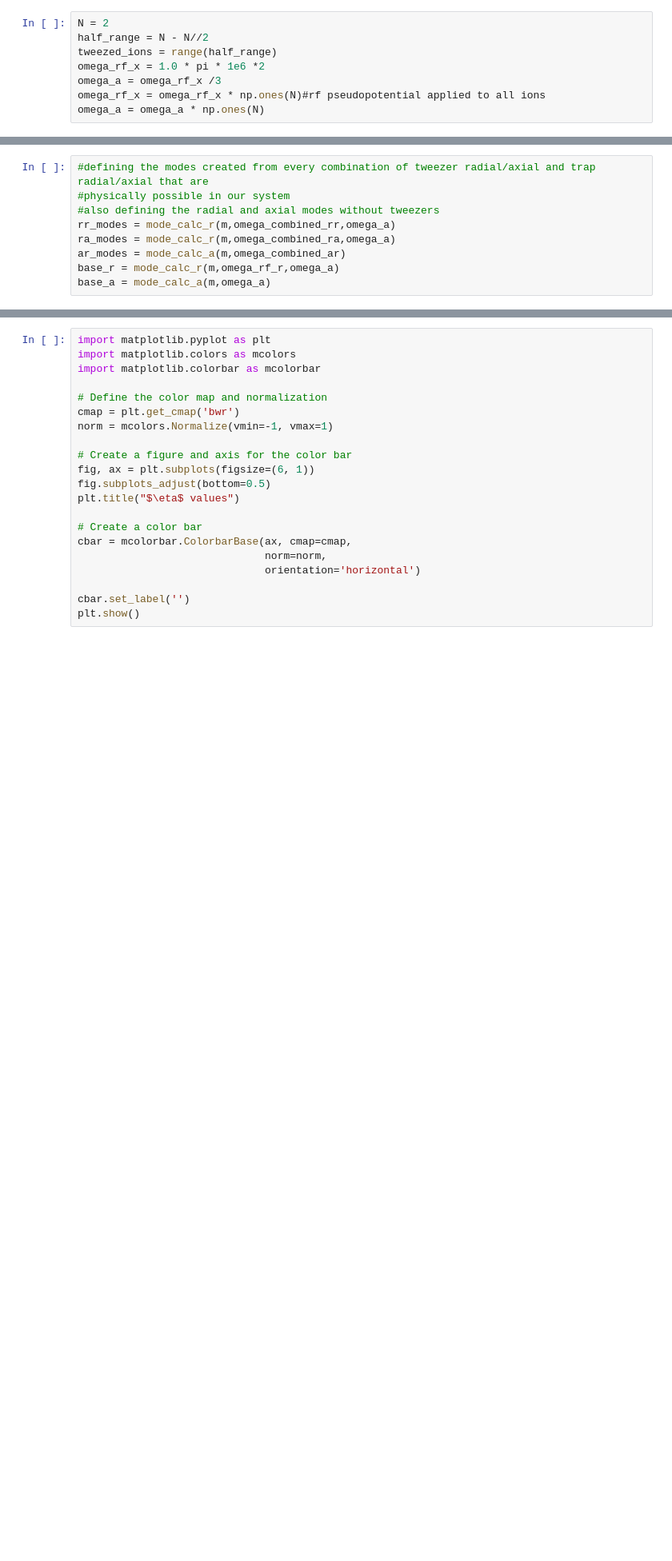
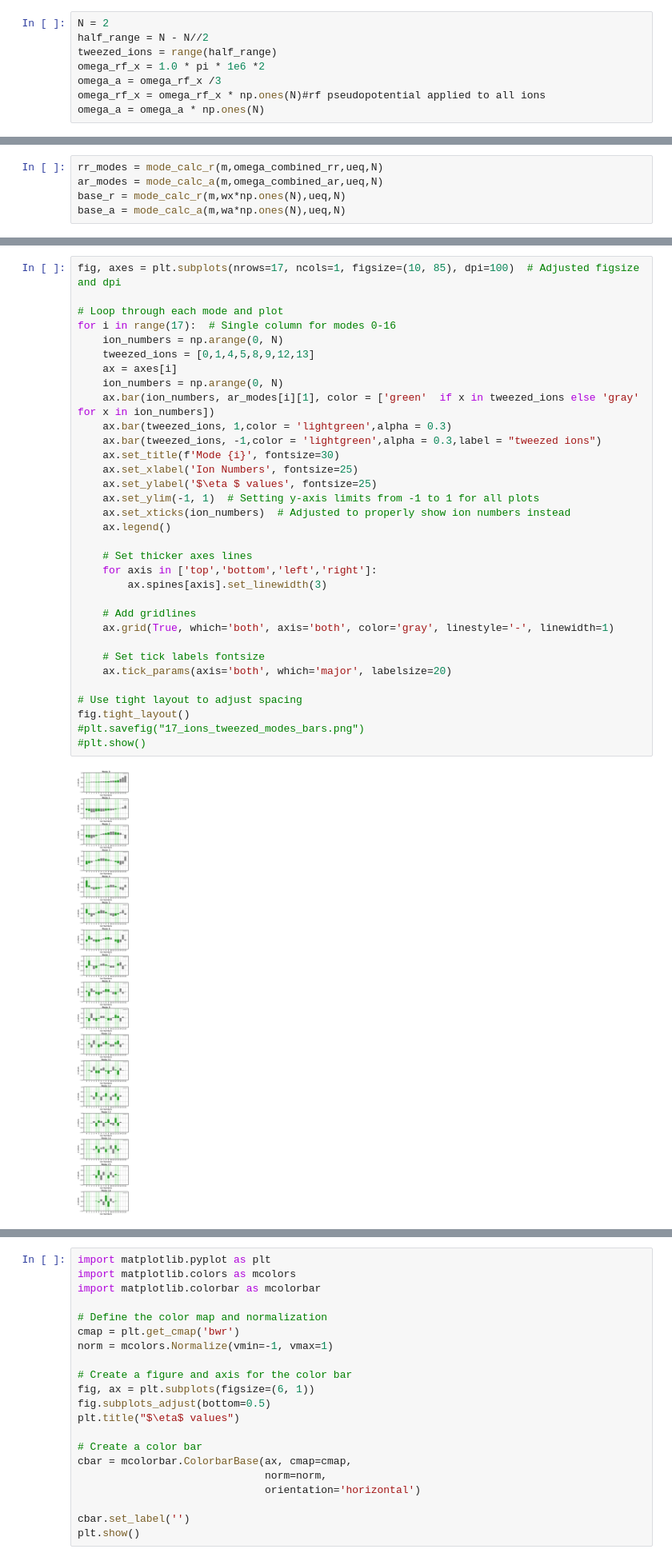
Before and after one commit to SQRLab/BladeRunner, a Jupyter notebook: Tweezers/17_ions_tweezed_0_1_4_5_8_9_12_13.ipynb, the cells around one changed output, grey strips where cells are left out. Shown at 80% size. Cells and saved outputs as stored; diff of their text form; blank space fills up the shorter version.

```diff
--- a/Tweezers/17_ions_tweezed_0_1_4_5_8_9_12_13.ipynb
+++ b/Tweezers/17_ions_tweezed_0_1_4_5_8_9_12_13.ipynb
@@ -105,9 +121,5 @@ omega_combined_ar = np.sqrt(omega_a**2 + omega_tweezer_r**2)
 # %%
-#defining the modes created from every combination of tweezer radial/axial and trap radial/axial that are
-#physically possible in our system
-#also defining the radial and axial modes without tweezers
-rr_modes = mode_calc_r(m,omega_combined_rr,omega_a)
-ra_modes = mode_calc_r(m,omega_combined_ra,omega_a)
-ar_modes = mode_calc_a(m,omega_combined_ar)
-base_r = mode_calc_r(m,omega_rf_r,omega_a)
-base_a = mode_calc_a(m,omega_a)
+rr_modes = mode_calc_r(m,omega_combined_rr,ueq,N)
+ar_modes = mode_calc_a(m,omega_combined_ar,ueq,N)
+base_r = mode_calc_r(m,wx*np.ones(N),ueq,N)
+base_a = mode_calc_a(m,wa*np.ones(N),ueq,N)
@@ -168,3 +169,38 @@ plt.show()
+# %%
+fig, axes = plt.subplots(nrows=17, ncols=1, figsize=(10, 85), dpi=100)  # Adjusted figsize and dpi
+
+# Loop through each mode and plot
+for i in range(17):  # Single column for modes 0-16
+    ion_numbers = np.arange(0, N)
+    tweezed_ions = [0,1,4,5,8,9,12,13]
+    ax = axes[i]
+    ion_numbers = np.arange(0, N)
+    ax.bar(ion_numbers, ar_modes[i][1], color = ['green'  if x in tweezed_ions else 'gray' for x in ion_numbers])
+    ax.bar(tweezed_ions, 1,color = 'lightgreen',alpha = 0.3)
+    ax.bar(tweezed_ions, -1,color = 'lightgreen',alpha = 0.3,label = "tweezed ions")
+    ax.set_title(f'Mode {i}', fontsize=30)
+    ax.set_xlabel('Ion Numbers', fontsize=25)
+    ax.set_ylabel('$\eta $ values', fontsize=25)
+    ax.set_ylim(-1, 1)  # Setting y-axis limits from -1 to 1 for all plots
+    ax.set_xticks(ion_numbers)  # Adjusted to properly show ion numbers instead
+    ax.legend()
+
+    # Set thicker axes lines
+    for axis in ['top','bottom','left','right']:
+        ax.spines[axis].set_linewidth(3)
+
+    # Add gridlines
+    ax.grid(True, which='both', axis='both', color='gray', linestyle='-', linewidth=1)
+
+    # Set tick labels fontsize
+    ax.tick_params(axis='both', which='major', labelsize=20)
+
+# Use tight layout to adjust spacing
+fig.tight_layout()
+#plt.savefig("17_ions_tweezed_modes_bars.png")
+#plt.show()
+# %% [output]
+[figure, added]
 # %%
 data = rr_modes
 
```
Also changed, not shown: parts of 14 cells of this notebook, 11 other files.
